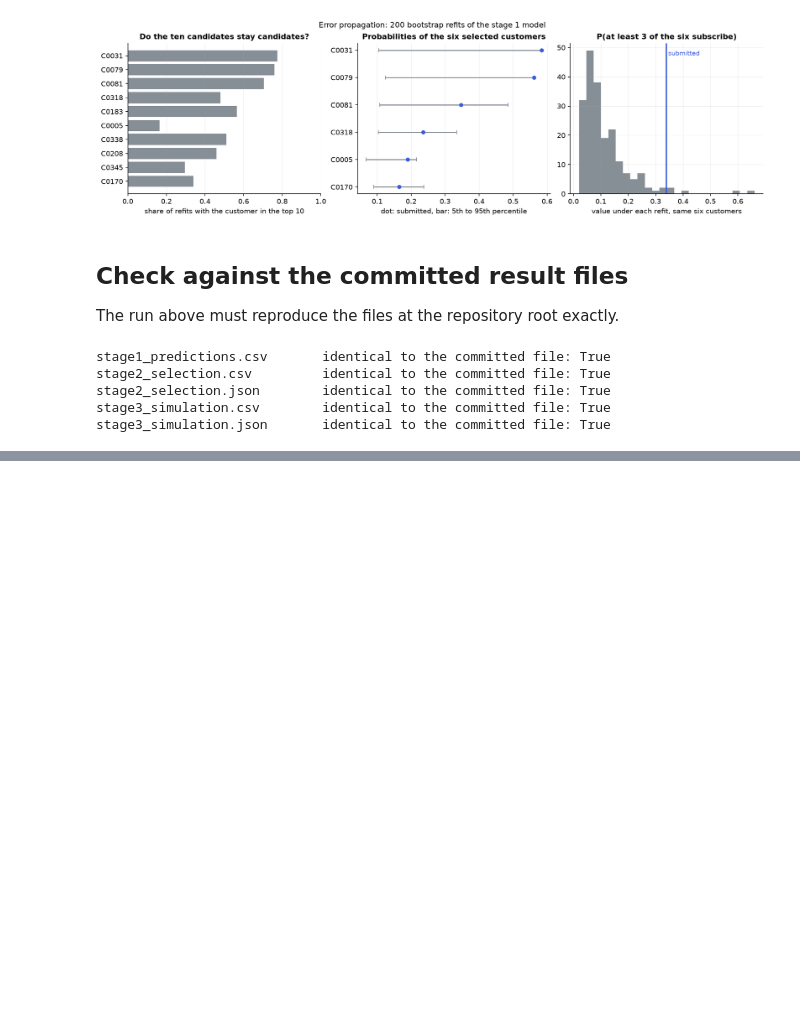
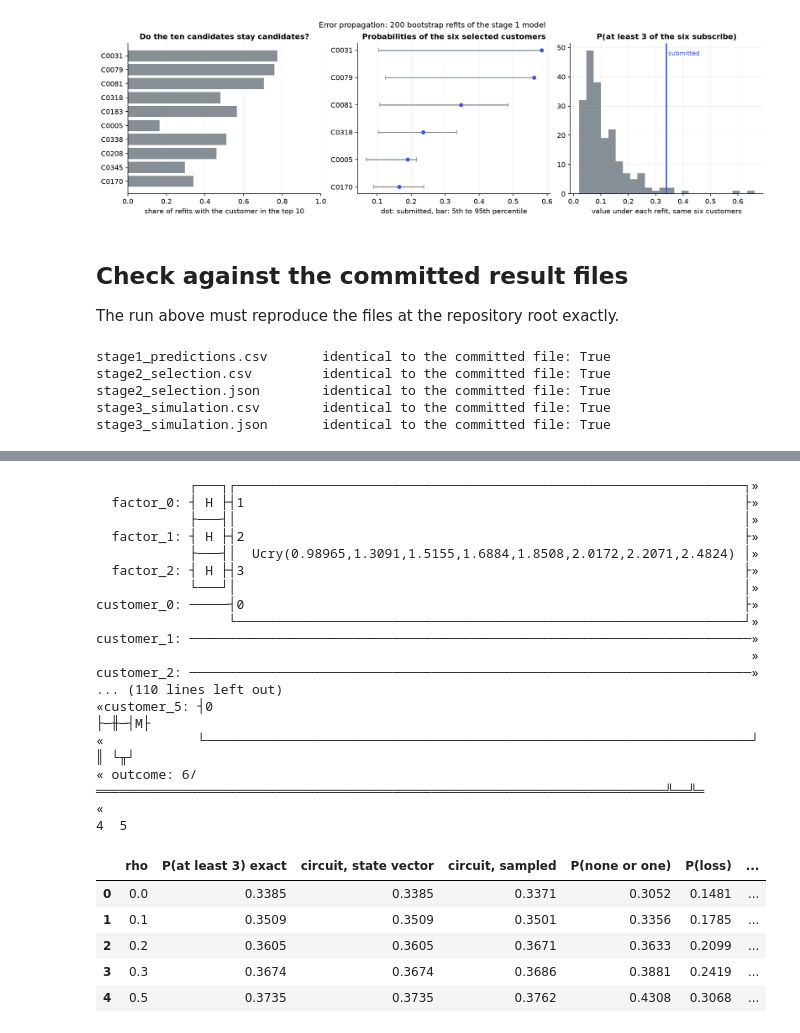
Before and after one commit to sidharth-n/quantum-campaign-targeting, a Jupyter notebook: notebooks/walkthrough.ipynb, the cells around one changed output, grey strips where cells are left out. Saved outputs shown, nothing was run; the diff lists cells and outputs as text; code cells hidden in the pictures; blank space fills up the shorter version.

```diff
--- a/notebooks/walkthrough.ipynb
+++ b/notebooks/walkthrough.ipynb
@@ -314,0 +338,32 @@ stage3_simulation.json       identical to the committed file: True
+# %%
+given = run_extensions.inputs(ROOT)
+print(correlated.correlated_circuit(given["probabilities"], 0.3, config.FACTOR_QUBITS).draw(fold=120))
+rows = [{"rho": s["rho"], "P(at least 3) exact": s["exact"], "circuit, state vector": s["statevector"],
+         "circuit, sampled": s["sampled"]["estimate"], "P(none or one)": s["probability_none_or_one"],
+         "P(loss)": s["revenue"]["probability_of_loss"], "expected net value": s["revenue"]["expected_net_value"],
+         "sd of net value": s["revenue"]["standard_deviation"]} for s in ext["correlated"]["scenarios"]]
+display(pd.DataFrame(rows).round(4))
+# %% [output]
+            ┌───┐┌─────────────────────────────────────────────────────────────────┐»
+  factor_0: ┤ H ├┤1                                                                ├»
+            ├───┤│                                                                 │»
+  factor_1: ┤ H ├┤2                                                                ├»
+            ├───┤│  Ucry(0.98965,1.3091,1.5155,1.6884,1.8508,2.0172,2.2071,2.4824) │»
+  factor_2: ┤ H ├┤3                                                                ├»
+            └───┘│                                                                 │»
+customer_0: ─────┤0                                                                ├»
+                 └─────────────────────────────────────────────────────────────────┘»
+customer_1: ────────────────────────────────────────────────────────────────────────»
+                                                                                    »
+customer_2: ────────────────────────────────────────────────────────────────────────»
+... (110 lines left out)
+«customer_5: ┤0                                                                     ├─╫─┤M├
+«            └──────────────────────────────────────────────────────────────────────┘ ║ └╥┘
+« outcome: 6/═════════════════════════════════════════════════════════════════════════╩══╩═
+«                                                                                     4  5
+|  | rho | P(at least 3) exact | circuit, state vector | circuit, sampled | P(none or one) | P(loss) | ... |
+| 0 | 0.0 | 0.3385 | 0.3385 | 0.3371 | 0.3052 | 0.1481 | ... |
+| 1 | 0.1 | 0.3509 | 0.3509 | 0.3501 | 0.3356 | 0.1785 | ... |
+| 2 | 0.2 | 0.3605 | 0.3605 | 0.3671 | 0.3633 | 0.2099 | ... |
+| 3 | 0.3 | 0.3674 | 0.3674 | 0.3686 | 0.3881 | 0.2419 | ... |
+| 4 | 0.5 | 0.3735 | 0.3735 | 0.3762 | 0.4308 | 0.3068 | ... |
```
Also changed, not shown: parts of 8 cells of this notebook, 23 other files.
